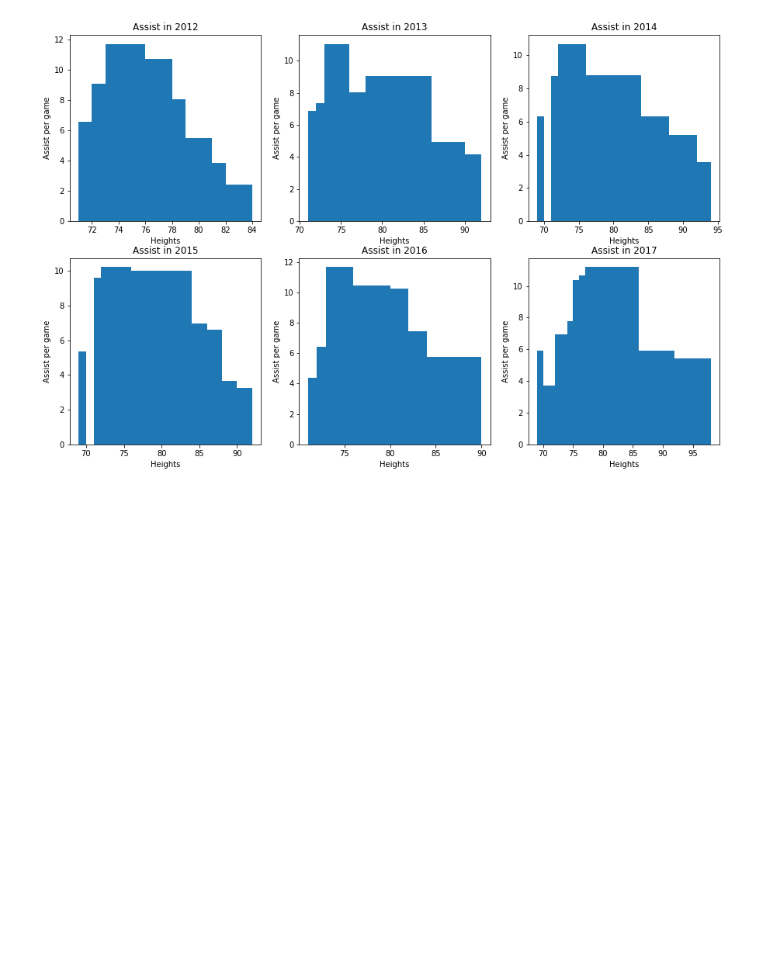
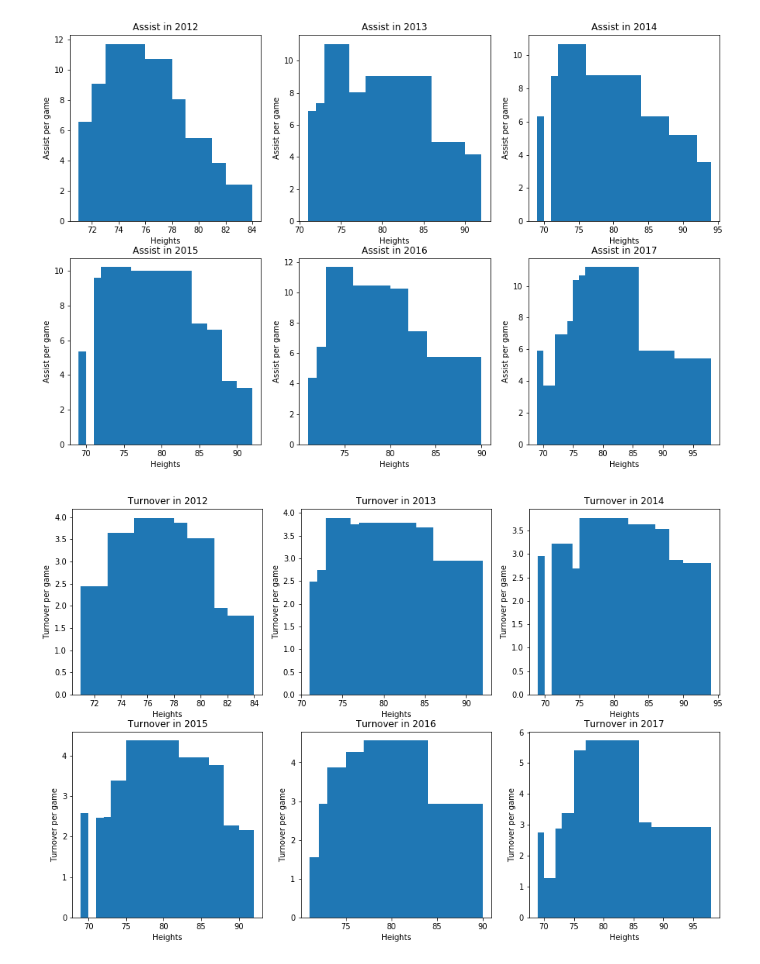
Before and after one commit to jake-garnier/COGS108Project, a Jupyter notebook: getData_anwar.ipynb, the cells around one changed output. Saved outputs shown, nothing was run; the diff lists cells and outputs as text; code cells hidden in the pictures; blank space fills up the shorter version.

```diff
--- a/getData_anwar.ipynb
+++ b/getData_anwar.ipynb
@@ -381,47 +336,49 @@ plt.show()
 # %%
 plt.figure(figsize = (15,15))
 
 plt.subplot(3,3,1)
-plt.title("Assist in 2012")
+plt.title("Turnover in 2012")
 plt.xlabel("Heights")
-plt.ylabel("Assist per game")
-plt.bar(x = df_2012_height, height = df_2012_assist,width = 1, align  = 'edge')
+plt.ylabel("Turnover per game")
+plt.bar(x = df_2012_height, height = df_2012_turnover,width = 1, align  = 'edge')
 
 plt.subplot(3,3,2)
-plt.title("Assist in 2013")
+plt.title("Turnover in 2013")
 plt.xlabel("Heights")
-plt.ylabel("Assist per game")
-plt.bar(x = df_2013_height, height = df_2013_assist,width = 1, align  = 'edge')
+plt.ylabel("Turnover per game")
+plt.bar(x = df_2013_height, height = df_2013_turnover,width = 1, align  = 'edge')
 
 
 plt.subplot(3,3,3)
-plt.title("Assist in 2014")
+plt.title("Turnover in 2014")
 plt.xlabel("Heights")
-plt.ylabel("Assist per game")
-plt.bar(x = df_2014_height, height = df_2014_assist,width = 1, align  = 'edge')
+plt.ylabel("Turnover per game")
+plt.bar(x = df_2014_height, height = df_2014_turnover,width = 1, align  = 'edge')
 
 
 plt.subplot(3,3,4)
-plt.title("Assist in 2015")
+plt.title("Turnover in 2015")
 plt.xlabel("Heights")
-plt.ylabel("Assist per game")
-plt.bar(x = df_2015_height, height = df_2015_assist,width = 1, align  = 'edge')
+plt.ylabel("Turnover per game")
+plt.bar(x = df_2015_height, height = df_2015_turnover,width = 1, align  = 'edge')
 
 
 plt.subplot(3,3,5)
-plt.title("Assist in 2016")
+plt.title("Turnover in 2016")
 plt.xlabel("Heights")
-plt.ylabel("Assist per game")
-plt.bar(x = df_2016_height, height = df_2016_assist,width = 1, align  = 'edge')
+plt.ylabel("Turnover per game")
+plt.bar(x = df_2016_height, height = df_2016_turnover,width = 1, align  = 'edge')
 
 
 plt.subplot(3,3,6)
-plt.title("Assist in 2017")
+plt.title("Turnover in 2017")
 plt.xlabel("Heights")
-plt.ylabel("Assist per game")
-plt.bar(x = df_2017_height, height = df_2017_assist,width = 1, align  = 'edge')
+plt.ylabel("Turnover per game")
+plt.bar(x = df_2017_height, height = df_2017_turnover,width = 1, align  = 'edge')
 
 
 
 
 plt.show()
+# %% [output]
+[figure, added]
```
Also changed, not shown: parts of 10 cells of this notebook.
